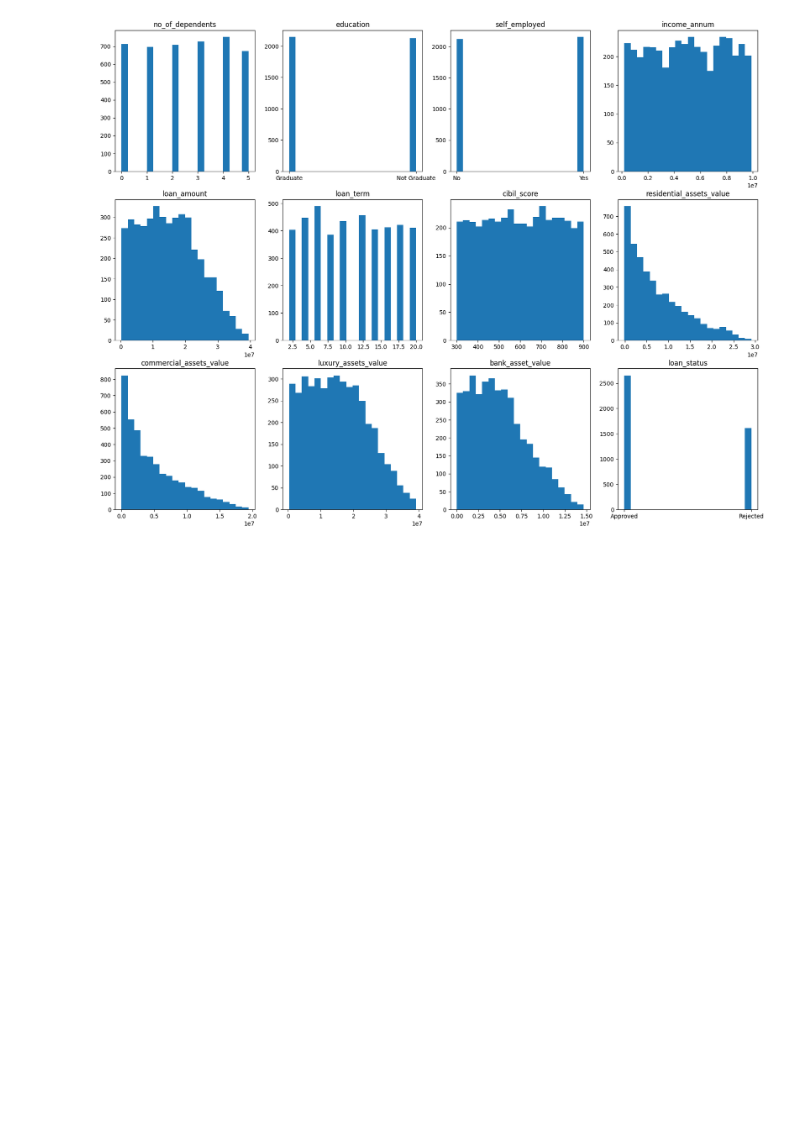
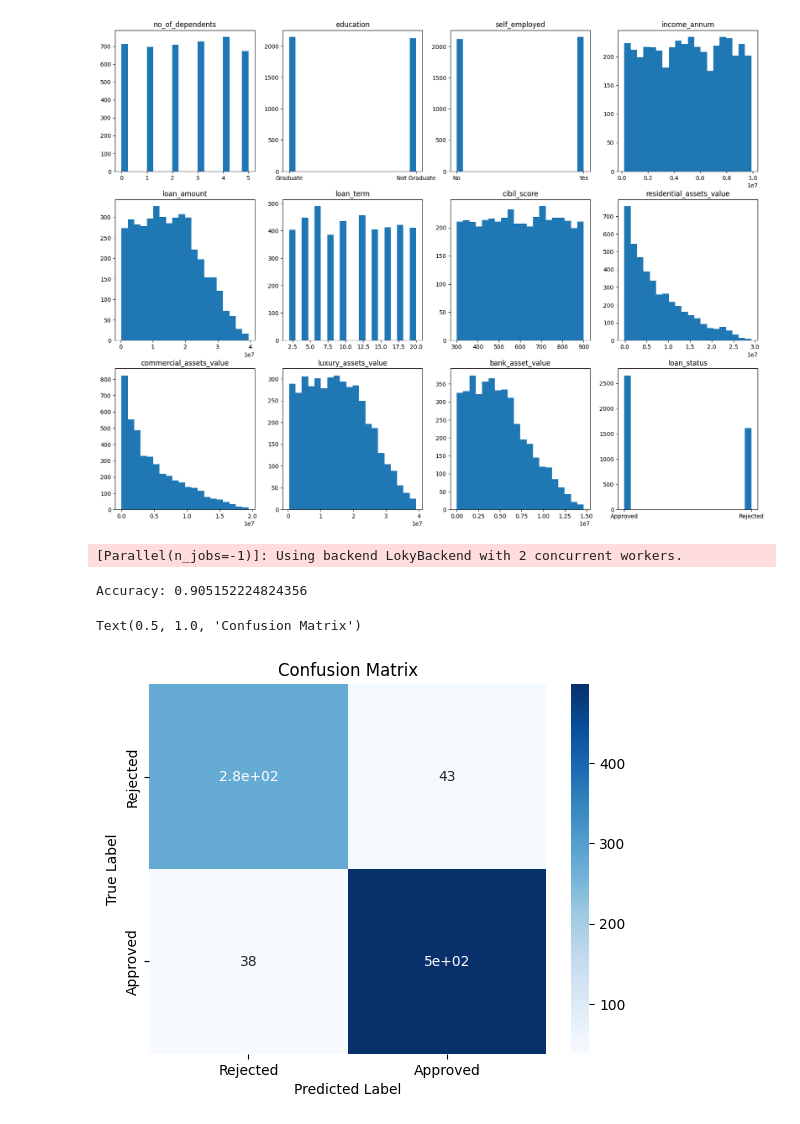
Before and after one commit to Seif-Moharam/Loan-Approval-Prediction-Description, a Jupyter notebook: Loan_Approval_Prediction_Description.ipynb, the cells around one changed output. Saved outputs shown, nothing was run; the diff lists cells and outputs as text; code cells hidden in the pictures; blank space fills up the shorter version.

Commit message:
Apply Logistic Regression

```diff
--- a/Loan_Approval_Prediction_Description.ipynb
+++ b/Loan_Approval_Prediction_Description.ipynb
@@ -41,3 +41,25 @@ x_train, x_test, y_train, y_test = train_test_split(x, y, test_size=0.2, random_
 scaler = StandardScaler()
 x_train = scaler.fit_transform(x_train)
 x_test = scaler.transform(x_test)
+# %%
+lr_model = LogisticRegression(max_iter=1000, verbose=1, n_jobs=-1)
+
+lr_model.fit(x_train, y_train);
+# %% [output]
+[Parallel(n_jobs=-1)]: Using backend LokyBackend with 2 concurrent workers.
+# %%
+yhat = lr_model.predict(x_test)
+
+print("Accuracy:", accuracy_score(y_test, yhat))
+# %% [output]
+Accuracy: 0.905152224824356
+# %%
+sns.heatmap(confusion_matrix(y_test, yhat), annot=True, cmap='Blues',
+            xticklabels=['Rejected', 'Approved'],
+            yticklabels=['Rejected', 'Approved'])
+plt.xlabel('Predicted Label')
+plt.ylabel('True Label')
+plt.title('Confusion Matrix')
+# %% [output]
+Text(0.5, 1.0, 'Confusion Matrix')
+[figure, added]
```
Also changed, not shown: parts of 3 cells of this notebook.
